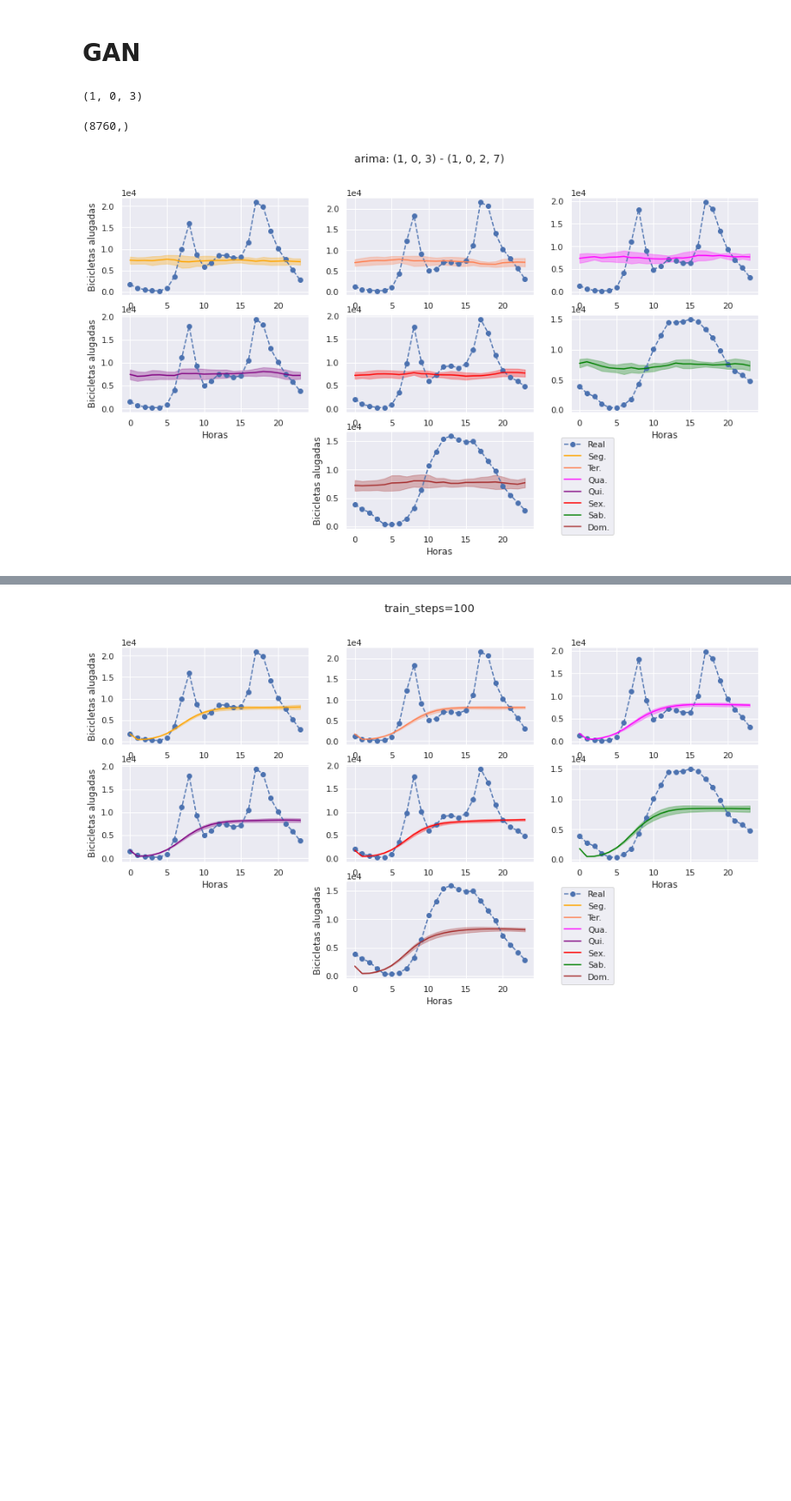
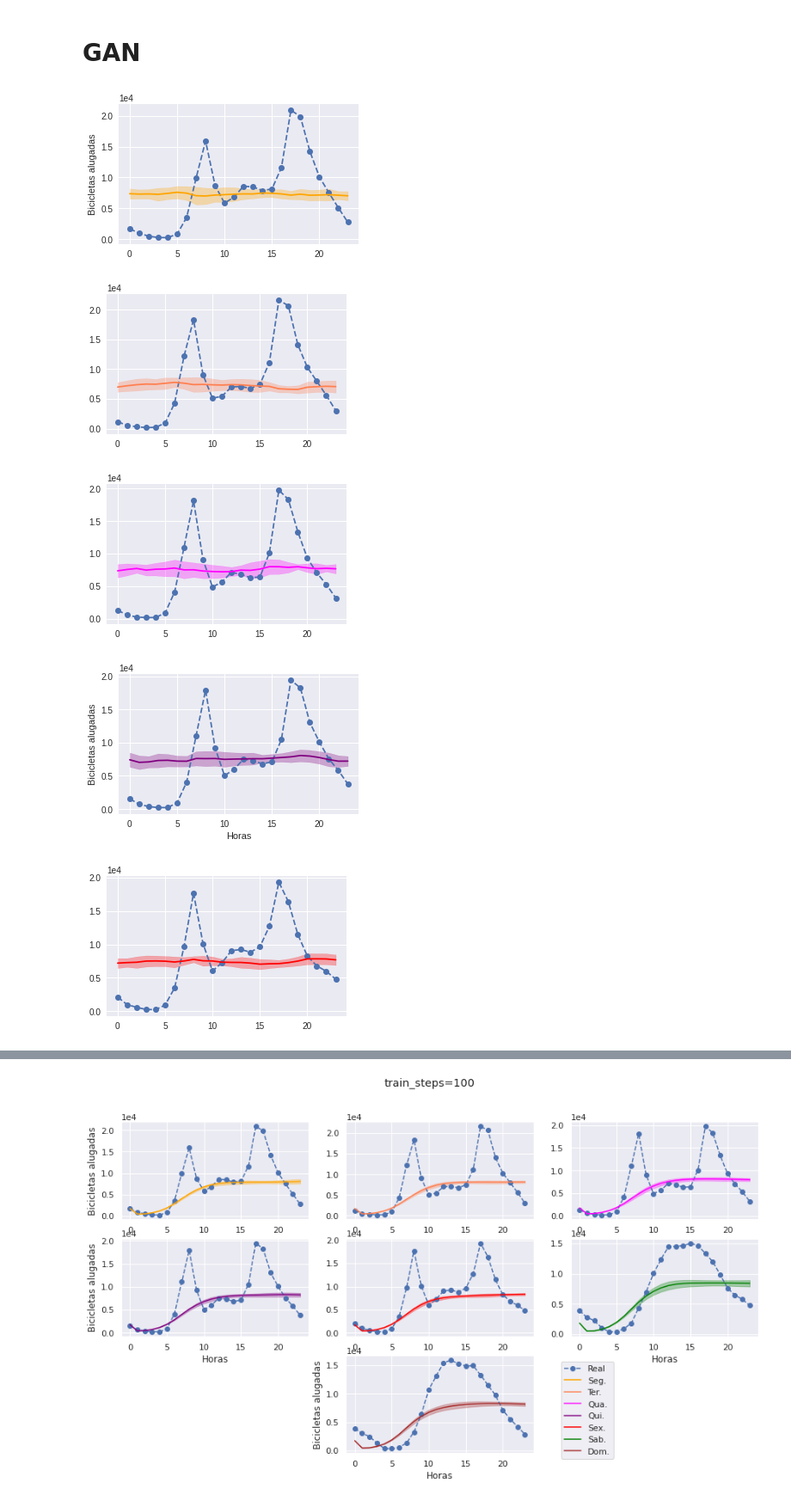
Before and after one commit to ifribeiro/minicurso_webmedia22, a Jupyter notebook: gans_bikes.ipynb, the cells around one changed output, grey strips where cells are left out. Shown at 86% size. Drawn from its saved outputs; the diff is of its cells as text; code cells hidden in the pictures; blank space fills up the shorter version.

```diff
--- a/gans_bikes.ipynb
+++ b/gans_bikes.ipynb
@@ -132,11 +132,11 @@ Wall time: 2min 19s
 # %%
-order, seasonal_order = [pm_auto.order, pm_auto.seasonal_order]
-print (order, seasonal_order)
+o, so = [pm_auto.order, pm_auto.seasonal_order]
+print (o, so)
 # %% [output]
 (1, 0, 3) (1, 0, 2, 7)
 # %%
 # ajusta um modelo arima nos dados de treinamento
-arima = ARIMA(treino, order=order, seasonal_order=seasonal_order)
+arima = ARIMA(treino, order=o, seasonal_order=so)
 res = arima.fit()
 # %%
 # gera 10 bases sinteticas com um modelo arima
@@ -189,20 +188,17 @@ treino_s = treino_s.reshape(treino.shape[0],1)
 # %%
 df_sample = p.get_df(lista_datas[:365*24], treino_s, timesteps=24)
 dict_weeks_real = {wk:p.get_count(df_sample,wk,timestep=24, column='ts')['cnt_0'] for wk in range(7)}
-# %%
-print ("{}".format(order))
-# %% [output]
-(1, 0, 3)
-# %%
-treino.shape
-# %% [output]
-(8760,)
 # %%
 df_sample = p.get_df(lista_datas[:365*24], treino.reshape(-1,1 ), timesteps=24)
 dict_weeks_real_arima = {wk:p.get_count(df_sample,wk,timestep=24, column='ts')['cnt_0'] for wk in range(7)}
 
 path_lista_fakes = glob.glob("datasets/generated/arima/*.npy")
 dict_weeks_fakes = {i:p.get_list_wks(path_lista_fakes, lista_datas[:365*24], 24, wk=i) for i in range(7)}
-p.plot_compare_sum(dict_weeks_fakes, dict_weeks_real_arima, bbox=(1.45, -0.1), figtitle="arima: {} - {}".format(order, seasonal_order), scaler=None)
+# fig, axes = p.plot_compare_sum(dict_weeks_fakes, dict_weeks_real_arima, bbox=(1.45, -0.1), figtitle="".format(o, so), scaler=None)
+p.plot_compare_sum2(dict_weeks_fakes, dict_weeks_real_arima, bbox=(1.45, -0.1), figtitle="".format(o, so), scaler=None)
 # %% [output]
-[figure, old version]
+[figure, new version]
+[figure, added]
+[figure, added]
+[figure, added]
+[figure, added]
```
Also changed, not shown: parts of 9 cells of this notebook, 2 other files.
